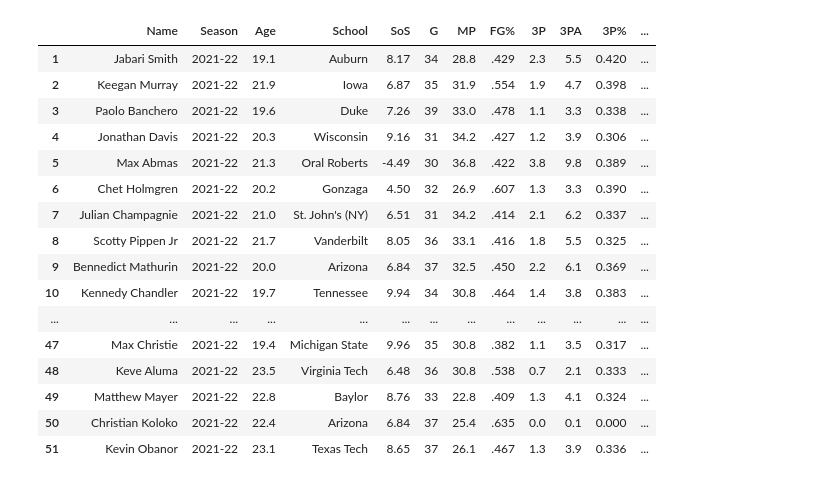
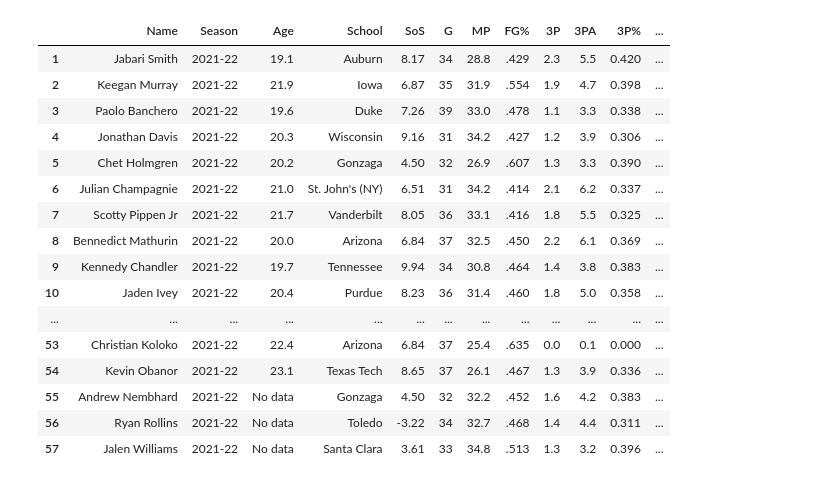
Before and after one commit to EvanJW7/2021-NBA-Draft-Prospect-Stats, a Jupyter notebook: 2022 Grades/2022.ipynb, the cells around one changed output. Drawn from its saved outputs; the diff is of its cells as text; code cells hidden in the pictures.

```diff
--- a/2022 Grades/2022.ipynb
+++ b/2022 Grades/2022.ipynb
@@ -9,10 +9,11 @@ players = ['paolo-banchero', 'jabari-smith-2', 'jonathan-davis-3', 'ej-liddell',
            'blake-wesley', 'christian-koloko', 'kendall-brown', 'chet-holmgren', 'jaden-ivey',
            'bennedict-mathurin', 'max-christie', 'patrick-baldwinjr', 'tyty-washingtonjr', 'jalen-duren',
            'malaki-branham', 'jd-notae', 'keegan-murray', 'wendell-moorejr', 'jeremy-sochan',
-           'trevion-williams', 'ochai-agbaji', 'mark-williams-7', 'trayce-jackson-davis',
-           'jaime-jaquezjr', 'johnny-juzang', 'jahvon-quinerly', 'matthew-mayer', 'trevor-keels',
+           'trevion-williams', 'ochai-agbaji', 'mark-williams-7', 'trayce-jackson-davis', 'jaime-jaquezjr',
+           'johnny-juzang', 'jahvon-quinerly', 'matthew-mayer', 'trevor-keels',  'jaylin-williams-2',
            'walker-kessler', 'kameron-mcgusty', 'michael-devoe',  'iverson-molinar', 'keve-aluma',
-           'christian-braun','tyson-etienne', 'alex-barcello', 'max-abmas', 'kevin-obanor', 'brady-manek',
+           'christian-braun','tyson-etienne', 'alex-barcello', 'kevin-obanor', 'jalen-williams-13',
+           'brady-manek', 'ryan-rollins', 'dalen-terry', 'ron-harperjr', 'david-roddy', 'andrew-nembhard',
            'izaiah-brockington', 'jd-davison', 'aj-griffin', 'tari-eason','jabari-walker', 'scotty-pippenjr']
 
 player_stats = []
@@ -81,7 +82,7 @@ for player in players:
 
     except:
         age_list.append("No data")
-        year_list.append(1)
+        year_list.append(0)
 
 age_list[1] = 19.1
 year_list[1] = 1.07
@@ -133,42 +134,42 @@ table["Player Grade"] = table["Player Grade"]*1.75
 table["Player Grade"] = (round(table["Player Grade"], 1))
 table["Player Grade"]= table["Player Grade"].astype(float)
 
 table = table.sort_values(by= "Player Grade", ascending=False)
 table.insert(5, 'SoS', table['SOS'])
 table.reset_index(drop = True, inplace=True)
 import numpy as np
 table.index = np.arange(1, len(table)+1)
 del table['SOS']
 del table['Conf']
 del table['ORB']
 del table['DRB']
 del table['GS']
 del table['FG']
 del table['FGA']
 del table['FT']
 del table['FTA']
 del table['2P']
 del table['2PA']
 del table['2P%']
 del table['Year']
 del table['TOV']
 del table['PF']
 table
 # %% [output]
 |  | Name | Season | Age | School | SoS | G | MP | FG% | 3P | 3PA | 3P% | ... |
 | 1 | Jabari Smith | 2021-22 | 19.1 | Auburn | 8.17 | 34 | 28.8 | .429 | 2.3 | 5.5 | 0.420 | ... |
 | 2 | Keegan Murray | 2021-22 | 21.9 | Iowa | 6.87 | 35 | 31.9 | .554 | 1.9 | 4.7 | 0.398 | ... |
 | 3 | Paolo Banchero | 2021-22 | 19.6 | Duke | 7.26 | 39 | 33.0 | .478 | 1.1 | 3.3 | 0.338 | ... |
 | 4 | Jonathan Davis | 2021-22 | 20.3 | Wisconsin | 9.16 | 31 | 34.2 | .427 | 1.2 | 3.9 | 0.306 | ... |
-| 5 | Max Abmas | 2021-22 | 21.3 | Oral Roberts | -4.49 | 30 | 36.8 | .422 | 3.8 | 9.8 | 0.389 | ... |
-| 6 | Chet Holmgren | 2021-22 | 20.2 | Gonzaga | 4.50 | 32 | 26.9 | .607 | 1.3 | 3.3 | 0.390 | ... |
-| 7 | Julian Champagnie | 2021-22 | 21.0 | St. John's (NY) | 6.51 | 31 | 34.2 | .414 | 2.1 | 6.2 | 0.337 | ... |
-| 8 | Scotty Pippen Jr | 2021-22 | 21.7 | Vanderbilt | 8.05 | 36 | 33.1 | .416 | 1.8 | 5.5 | 0.325 | ... |
-| 9 | Bennedict Mathurin | 2021-22 | 20.0 | Arizona | 6.84 | 37 | 32.5 | .450 | 2.2 | 6.1 | 0.369 | ... |
-| 10 | Kennedy Chandler | 2021-22 | 19.7 | Tennessee | 9.94 | 34 | 30.8 | .464 | 1.4 | 3.8 | 0.383 | ... |
+| 5 | Chet Holmgren | 2021-22 | 20.2 | Gonzaga | 4.50 | 32 | 26.9 | .607 | 1.3 | 3.3 | 0.390 | ... |
+| 6 | Julian Champagnie | 2021-22 | 21.0 | St. John's (NY) | 6.51 | 31 | 34.2 | .414 | 2.1 | 6.2 | 0.337 | ... |
+| 7 | Scotty Pippen Jr | 2021-22 | 21.7 | Vanderbilt | 8.05 | 36 | 33.1 | .416 | 1.8 | 5.5 | 0.325 | ... |
+| 8 | Bennedict Mathurin | 2021-22 | 20.0 | Arizona | 6.84 | 37 | 32.5 | .450 | 2.2 | 6.1 | 0.369 | ... |
+| 9 | Kennedy Chandler | 2021-22 | 19.7 | Tennessee | 9.94 | 34 | 30.8 | .464 | 1.4 | 3.8 | 0.383 | ... |
+| 10 | Jaden Ivey | 2021-22 | 20.4 | Purdue | 8.23 | 36 | 31.4 | .460 | 1.8 | 5.0 | 0.358 | ... |
 | ... | ... | ... | ... | ... | ... | ... | ... | ... | ... | ... | ... | ... |
-| 47 | Max Christie | 2021-22 | 19.4 | Michigan State | 9.96 | 35 | 30.8 | .382 | 1.1 | 3.5 | 0.317 | ... |
-| 48 | Keve Aluma | 2021-22 | 23.5 | Virginia Tech | 6.48 | 36 | 30.8 | .538 | 0.7 | 2.1 | 0.333 | ... |
-| 49 | Matthew Mayer | 2021-22 | 22.8 | Baylor | 8.76 | 33 | 22.8 | .409 | 1.3 | 4.1 | 0.324 | ... |
-| 50 | Christian Koloko | 2021-22 | 22.4 | Arizona | 6.84 | 37 | 25.4 | .635 | 0.0 | 0.1 | 0.000 | ... |
-| 51 | Kevin Obanor | 2021-22 | 23.1 | Texas Tech | 8.65 | 37 | 26.1 | .467 | 1.3 | 3.9 | 0.336 | ... |
+| 53 | Christian Koloko | 2021-22 | 22.4 | Arizona | 6.84 | 37 | 25.4 | .635 | 0.0 | 0.1 | 0.000 | ... |
+| 54 | Kevin Obanor | 2021-22 | 23.1 | Texas Tech | 8.65 | 37 | 26.1 | .467 | 1.3 | 3.9 | 0.336 | ... |
+| 55 | Andrew Nembhard | 2021-22 | No data | Gonzaga | 4.50 | 32 | 32.2 | .452 | 1.6 | 4.2 | 0.383 | ... |
+| 56 | Ryan Rollins | 2021-22 | No data | Toledo | -3.22 | 34 | 32.7 | .468 | 1.4 | 4.4 | 0.311 | ... |
+| 57 | Jalen Williams | 2021-22 | No data | Santa Clara | 3.61 | 33 | 34.8 | .513 | 1.3 | 3.2 | 0.396 | ... |
```
